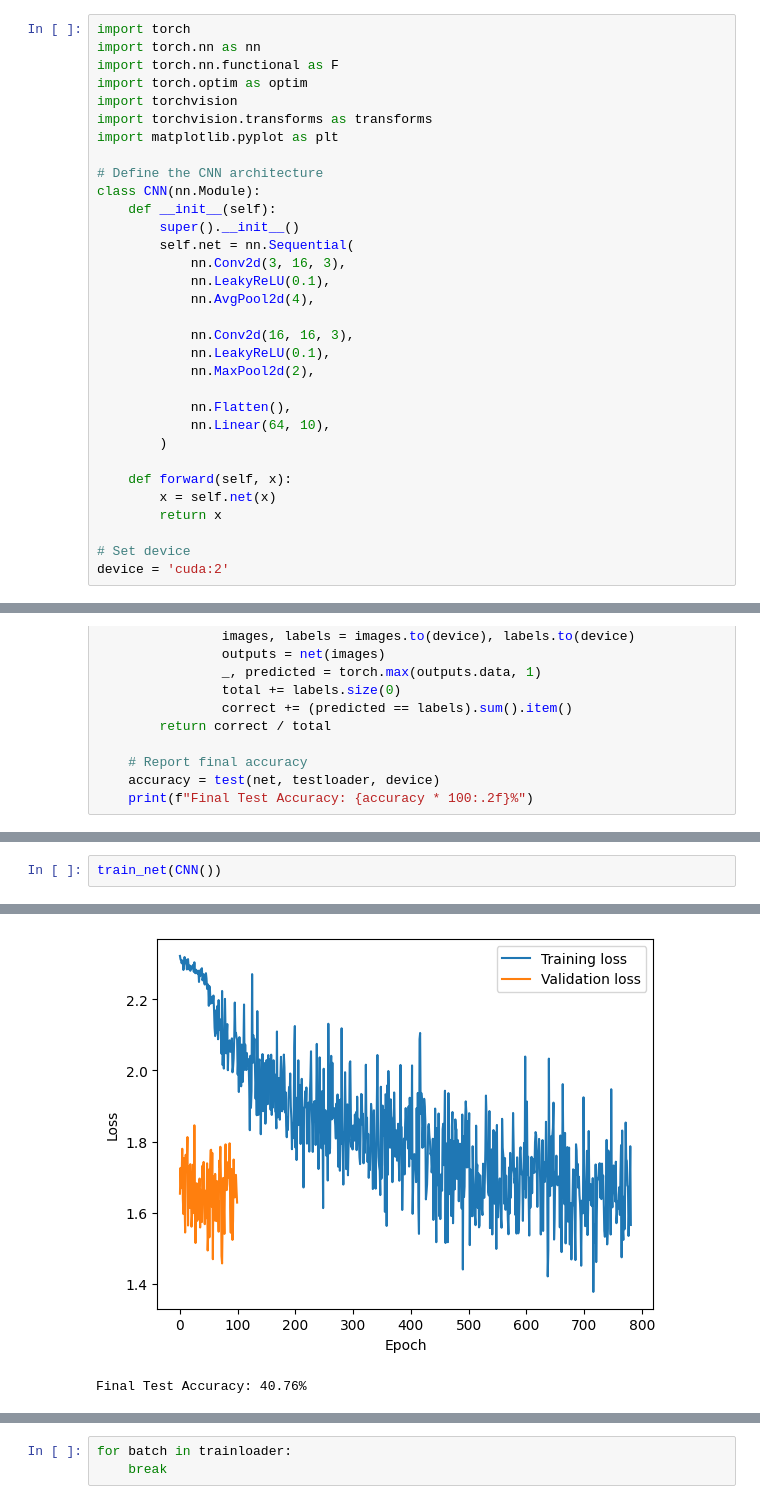
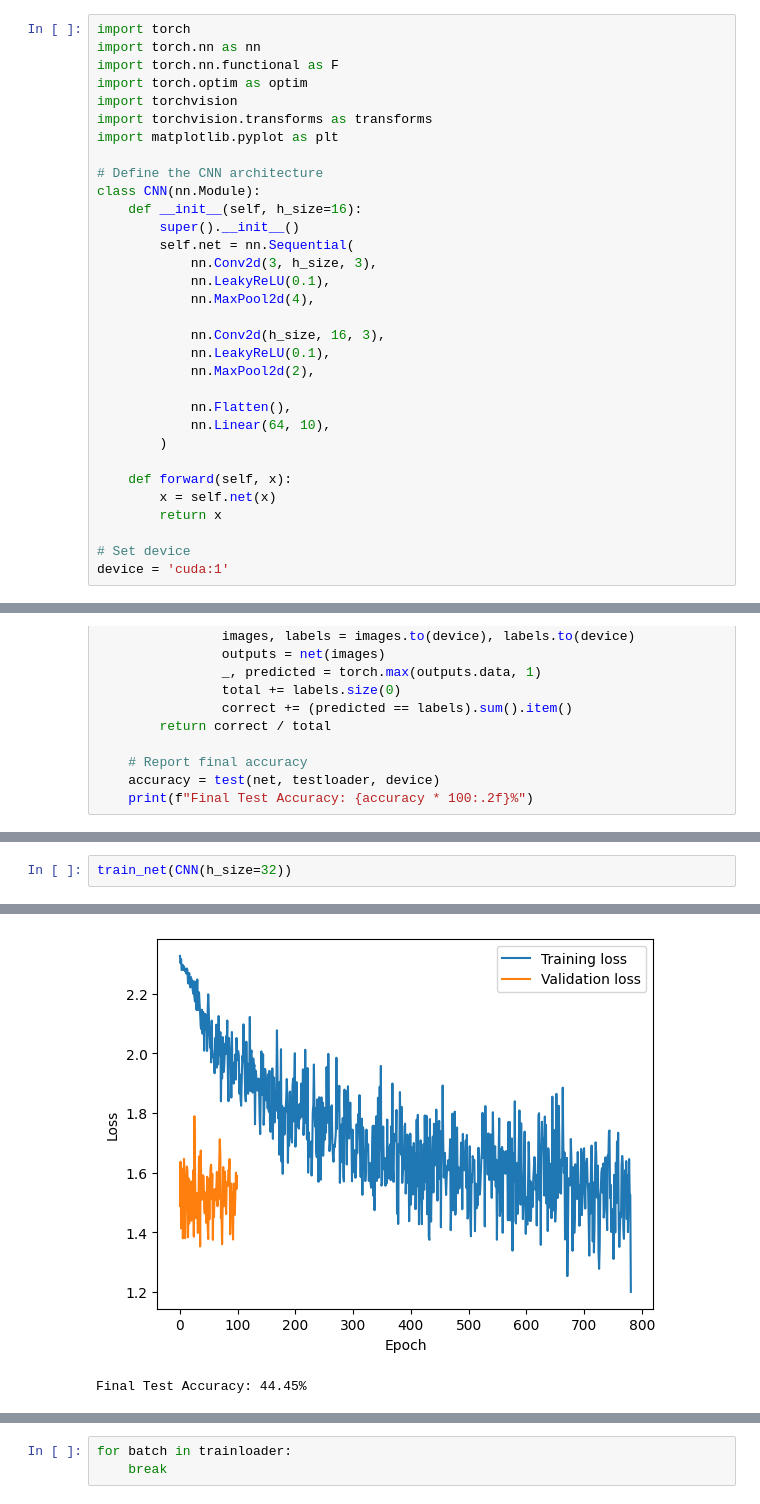
Before and after one commit to kilianovski/my-neural-fields, a Jupyter notebook: notebooks/uber/04_00_cnn.ipynb, the cells around one changed output, grey strips where cells are left out. Cells and saved outputs as stored; diff of their text form.

```diff
--- a/notebooks/uber/04_00_cnn.ipynb
+++ b/notebooks/uber/04_00_cnn.ipynb
@@ -29,14 +29,14 @@ import matplotlib.pyplot as plt
 
 # Define the CNN architecture
 class CNN(nn.Module):
-    def __init__(self):
+    def __init__(self, h_size=16):
         super().__init__()
         self.net = nn.Sequential(
-            nn.Conv2d(3, 16, 3),
+            nn.Conv2d(3, h_size, 3),
             nn.LeakyReLU(0.1),
-            nn.AvgPool2d(4),
+            nn.MaxPool2d(4),
 
-            nn.Conv2d(16, 16, 3),
+            nn.Conv2d(h_size, 16, 3),
             nn.LeakyReLU(0.1),
             nn.MaxPool2d(2),
 
@@ -49,7 +49,7 @@ class CNN(nn.Module):
         return x
 
 # Set device
-device = 'cuda:2'
+device = 'cuda:1'
 # %%
 batch_size = 64
 import math
@@ -193,5 +209,5 @@ def train_net(net, num_epochs = 1):
 # %%
-train_net(CNN())
+train_net(CNN(h_size=32))
 # %% [output]
 +--------------+------------+
 |   Modules    | Parameters |
@@ -207,2 +223,2 @@ Total Trainable Params: 3418
-[figure, old version]
+[figure, new version]
-Final Test Accuracy: 40.76%
+Final Test Accuracy: 44.45%
```
Also changed, not shown: parts of 13 cells of this notebook, 3 other files.
